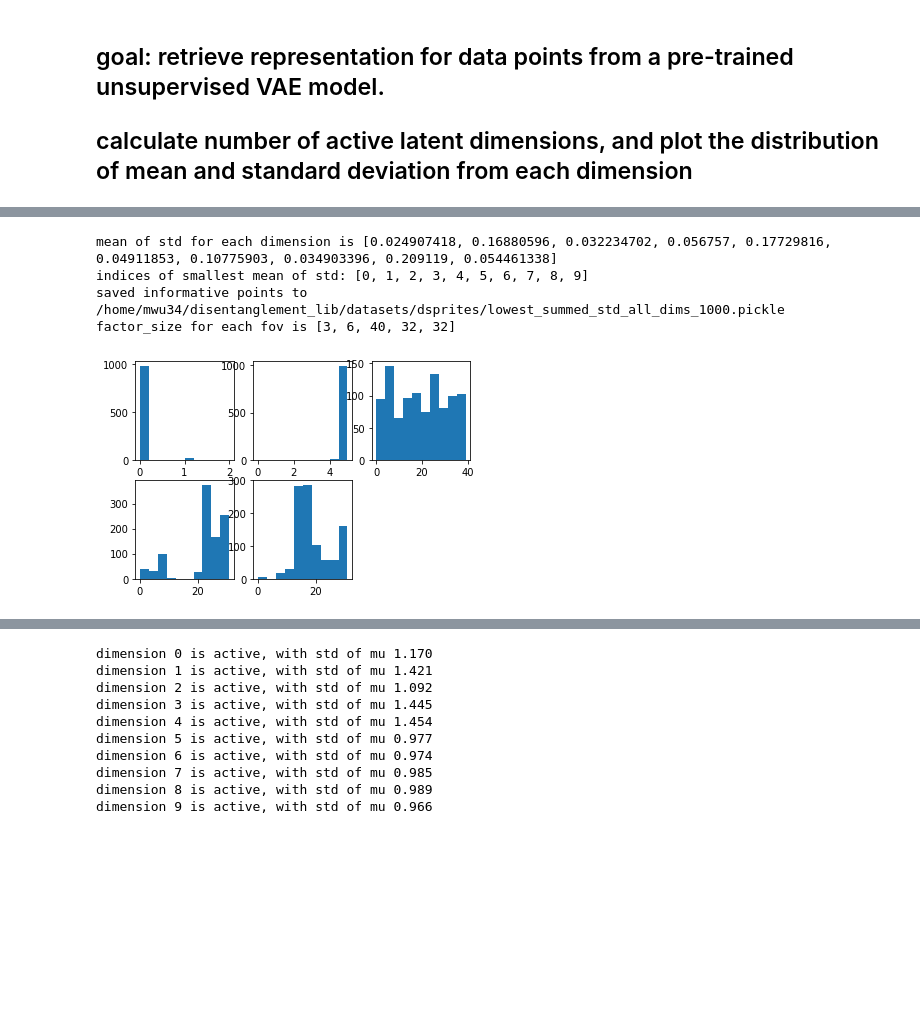
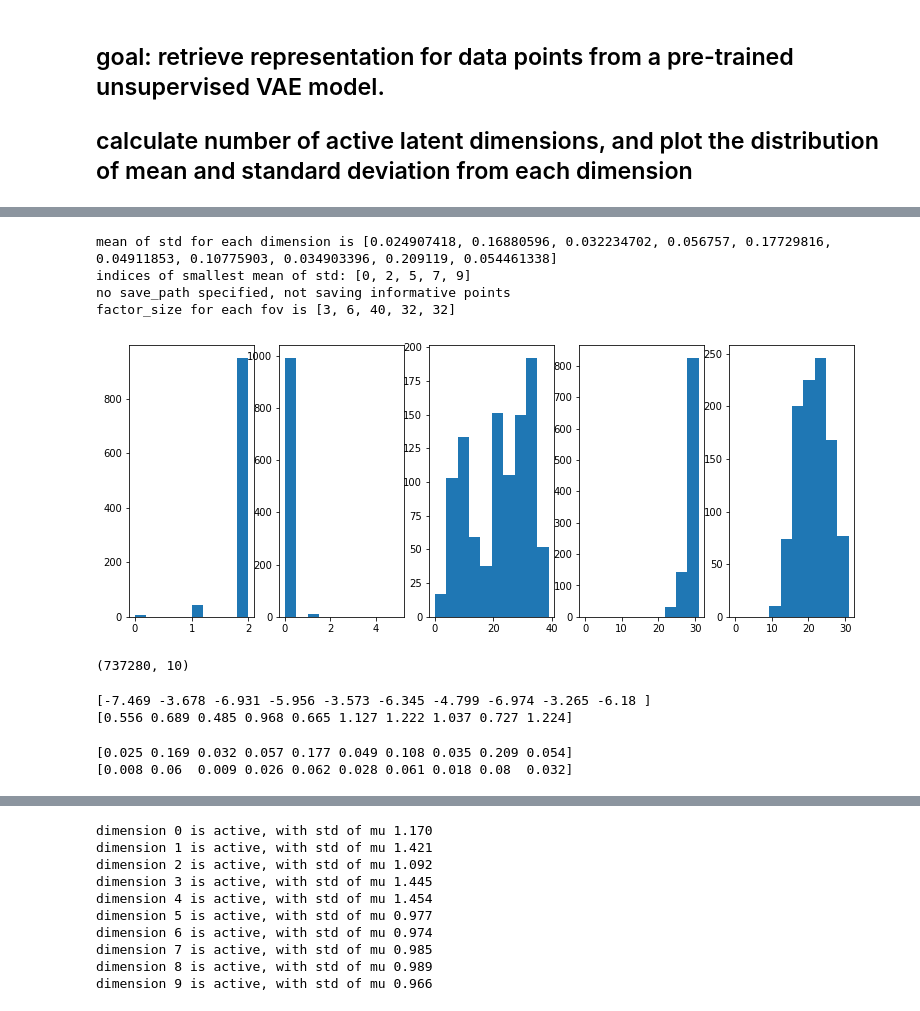
Before and after one commit to jasonmhwu/disentanglement_lib, a Jupyter notebook: notebooks/visualize_mean_and_std.ipynb, the cells around one changed output, grey strips where cells are left out. Drawn from its saved outputs; the diff is of its cells as text; code cells hidden in the pictures; blank space fills up the shorter version.

```diff
--- a/notebooks/visualize_mean_and_std.ipynb
+++ b/notebooks/visualize_mean_and_std.ipynb
@@ -55,8 +57,9 @@ def retrieve_representation(dataset, module_path, num_random_points, random=Fals
                 representation_dict[key] = np.concatenate([block[key] for block in representation_list], axis=0)
 
         representation_dict['std'] = np.exp(representation_dict['logvar'] / 2)
+        representation_dict['kl'] = (
+            representation_dict['mean'] ** 2
+            + representation_dict['std'] ** 2
+            - representation_dict['logvar'] - 1
+        ) / 2
         return representation_dict
-
-num_random_points = 10000
-module_path = "/home/mwu34/disentanglement_lib/pretrained_unsupervised_study_v1/0/model/tfhub"
-representation_dict = retrieve_representation(dsprites, module_path, -1, False)
@@ -136,13 +146,32 @@ def plot_ground_truth_factor_hist(informative_factors, factor_sizes):
 # %%
+# how are the ground truth values for informative points distributed
+# different criteria
+
 num_informative_points = 1000
-num_FoVs = 10
-selection_criterion = 'lowest_summed_std_all_dims'
+num_FoVs = 5
+selection_criterion = 'highest_summed_std'
 informative_points = select_informative_points(representation_dict, num_FoVs, num_informative_points, selection_criterion)
-informative_factors = index_to_factors(list(informative_points.keys()), dsprites.factor_bases, save=True)
+informative_factors = index_to_factors(list(informative_points.keys()), dsprites.factor_bases, save=False)
 plot_ground_truth_factor_hist(informative_factors, dsprites.full_factor_sizes[1:])
 # %% [output]
 mean of std for each dimension is [0.024907418, 0.16880596, 0.032234702, 0.056757, 0.17729816, 0.04911853, 0.10775903, 0.034903396, 0.209119, 0.054461338]
-indices of smallest mean of std: [0, 1, 2, 3, 4, 5, 6, 7, 8, 9]
-saved informative points to /home/mwu34/disentanglement_lib/datasets/dsprites/lowest_summed_std_all_dims_1000.pickle
+indices of smallest mean of std: [0, 2, 5, 7, 9]
+no save_path specified, not saving informative points
 factor_size for each fov is [3, 6, 40, 32, 32]
-[figure, old version]
+[figure, new version]
+# %%
+representation_dict['logvar'].shape
+# %% [output]
+(737280, 10)
+# %%
+print(np.mean(representation_dict['logvar'], 0))
+print(np.std(representation_dict['logvar'], 0))
+# %% [output]
+[-7.469 -3.678 -6.931 -5.956 -3.573 -6.345 -4.799 -6.974 -3.265 -6.18 ]
+[0.556 0.689 0.485 0.968 0.665 1.127 1.222 1.037 0.727 1.224]
+# %%
+print(np.mean(representation_dict['std'], 0))
+print(np.std(representation_dict['std'], 0))
+# %% [output]
+[0.025 0.169 0.032 0.057 0.177 0.049 0.108 0.035 0.209 0.054]
+[0.008 0.06  0.009 0.026 0.062 0.028 0.061 0.018 0.08  0.032]
```
Also changed, not shown: parts of 12 cells of this notebook, 22 other files.
